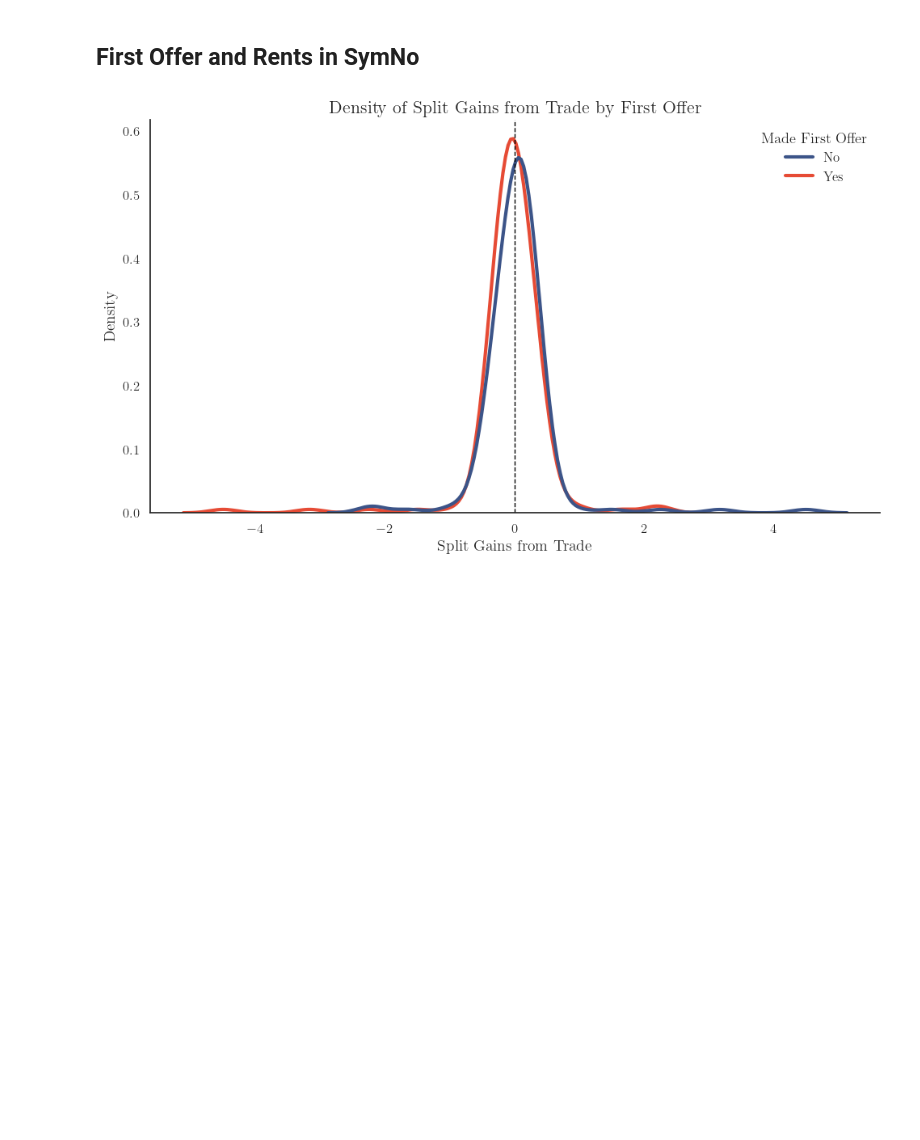
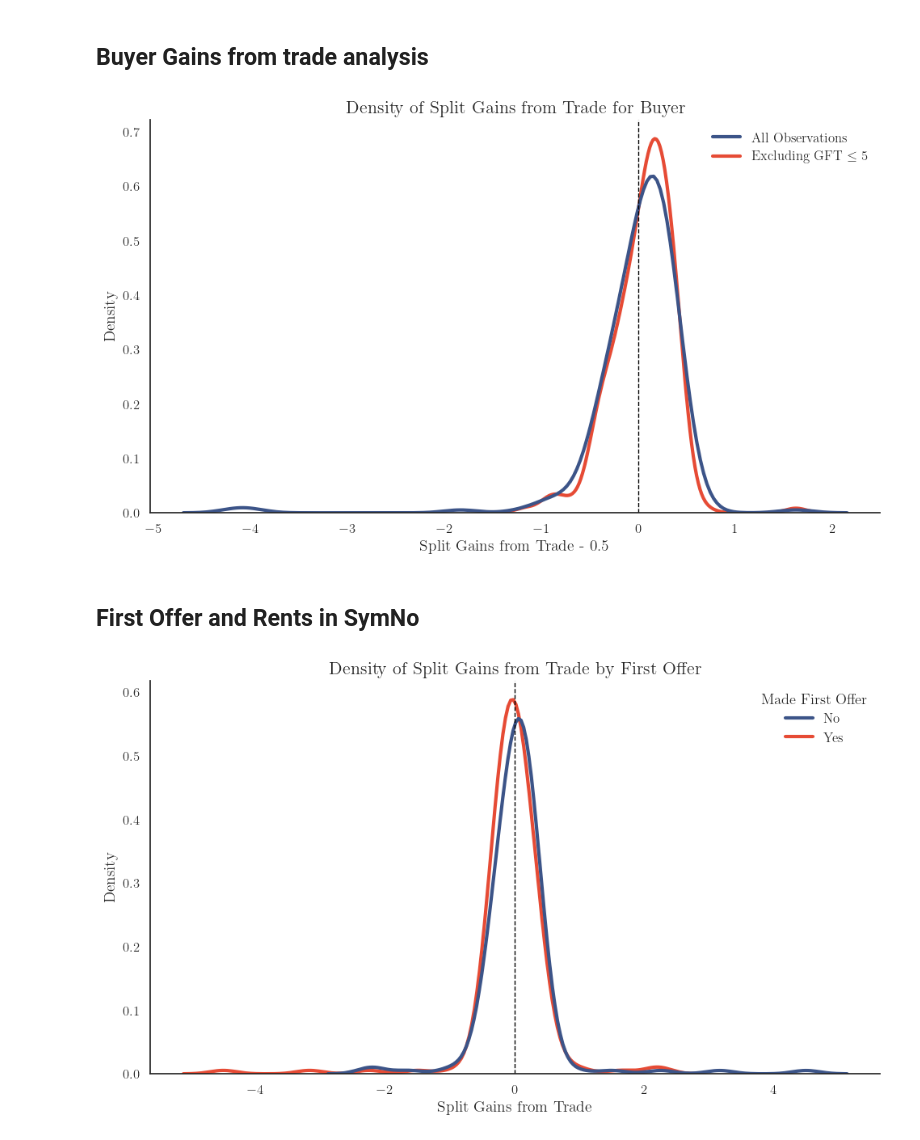
Before and after one commit to NicolasRoever/bargaining_experiment_analysis, a Jupyter notebook: src/bargaining_analysis/main_results/sandbox.ipynb, the cells around one changed output. Saved outputs shown, nothing was run; the diff lists cells and outputs as text; code cells hidden in the pictures; blank space fills up the shorter version.

Commit message:
Added new figures.

```diff
--- a/src/bargaining_analysis/main_results/sandbox.ipynb
+++ b/src/bargaining_analysis/main_results/sandbox.ipynb
@@ -43,6 +43,47 @@ def finalize_plot(ax=None):
     ax.figure.tight_layout()
 # %%
 df = pd.read_csv("/Users/nicolasroever/Dropbox/Promotion/Bargaining/bargaining_experiment_analysis/bld/data/merged_data_full_excluded.csv")
+# %% [markdown]
+## Buyer Gains from trade analysis
+# %%
+df_plot = df[(df["participant_role"] == "Buyer") &
+                (df["treatment"] == "T2") &
+                (df["gains_from_trade"] > 0)
+                ].copy()
+
+df_plot["gft_split_centered"] = df_plot["split_gains_from_trade"] - 0.5
+# %%
+# Make labels via the data (Seaborn’s preferred way)
+df_plot = df_plot.dropna(subset=['split_gains_from_trade']).copy()
+
+# Create a combined dataframe for plotting
+df_all = df_plot.copy()
+df_all['group'] = 'All Observations'
+
+df_excl = df_plot[df_plot["gains_from_trade"] > 5].copy()
+df_excl['group'] = 'Excluding GFT $\leq$ 5'
+
+df_combined = pd.concat([df_all, df_excl])
+
+# Plot combined density
+set_plot_theme()
+fig, ax = plt.subplots(figsize=(10, 6))
+
+sns.kdeplot(
+    data=df_combined, x='gft_split_centered', hue='group',
+    ax=ax, fill=False, linewidth=3, palette=color_scheme[:2], legend=True
+)
+ax.set_xlabel('Split Gains from Trade - 0.5')
+ax.set_ylabel('Density')
+
+# Adjust legend
+sns.move_legend(ax, "best", title='')
+
+ax.axvline(x=0, linestyle='--', color='black', linewidth=1)
+finalize_plot(ax)
+plt.show()
+# %% [output]
+[figure, added]
 # %% [markdown]
 ## First Offer and Rents in SymNo
 # %%
```
Also changed, not shown: 2 other files.
